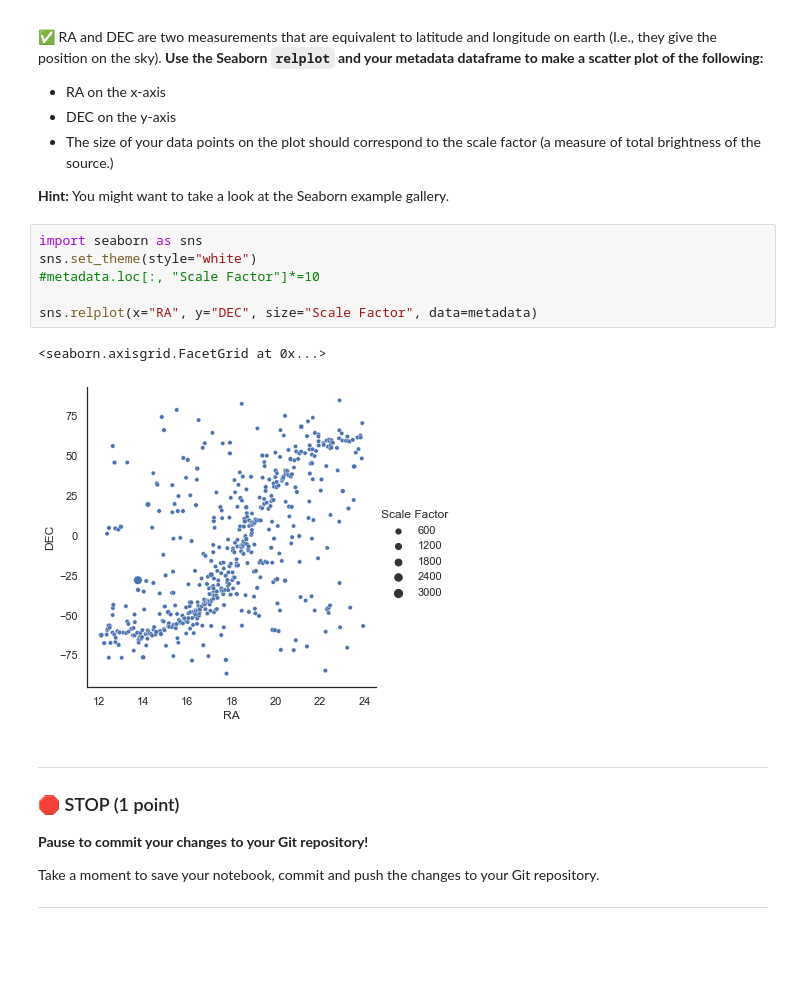
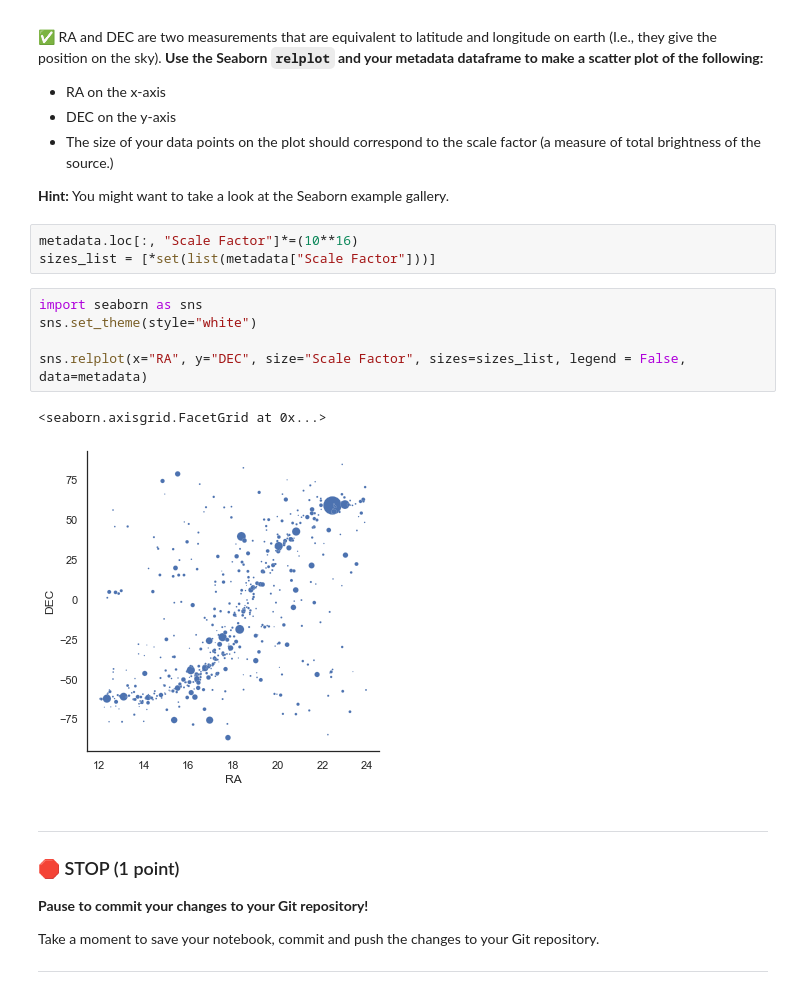
Before and after one commit to coope494/CMSE202-s23-turnin, a Jupyter notebook: midterm/CMSE202_Midterm_004_STUDENT.ipynb, the cells around one changed output. Drawn from its saved outputs; the diff is of its cells as text; blank space fills up the shorter version.

```diff
--- a/midterm/CMSE202_Midterm_004_STUDENT.ipynb
+++ b/midterm/CMSE202_Midterm_004_STUDENT.ipynb
@@ -141,15 +149,17 @@ For this problem, we want you to use a new package that you aren’t as used to.
 - The size of your data points on the plot should correspond to the scale factor (a measure of total brightness of the source.)
 
 **Hint:** You might want to take a look at the Seaborn example gallery.
+# %%
+metadata.loc[:, "Scale Factor"]*=(10**16)
+sizes_list = [*set(list(metadata["Scale Factor"]))]
 # %%
 import seaborn as sns
 sns.set_theme(style="white")
-#metadata.loc[:, "Scale Factor"]*=10
 
-sns.relplot(x="RA", y="DEC", size="Scale Factor", data=metadata)
+sns.relplot(x="RA", y="DEC", size="Scale Factor", sizes=sizes_list, legend = False, data=metadata)
 # %% [output]
 <seaborn.axisgrid.FacetGrid at 0x...>
-[figure, old version]
+[figure, new version]
 # %% [markdown]
 ---
 ### &#128721; STOP (1 point)
```
Also changed, not shown: parts of 21 cells of this notebook.
